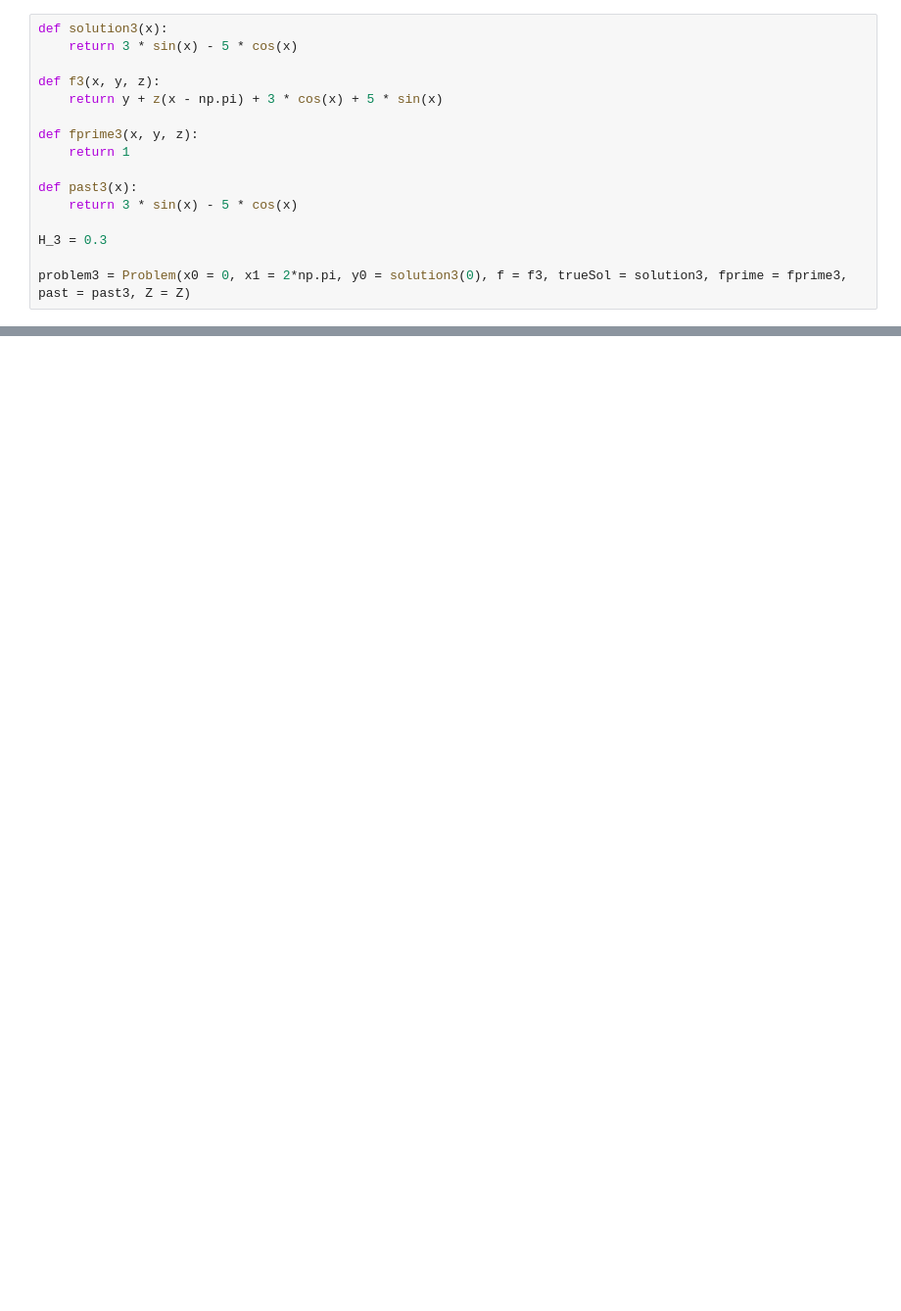
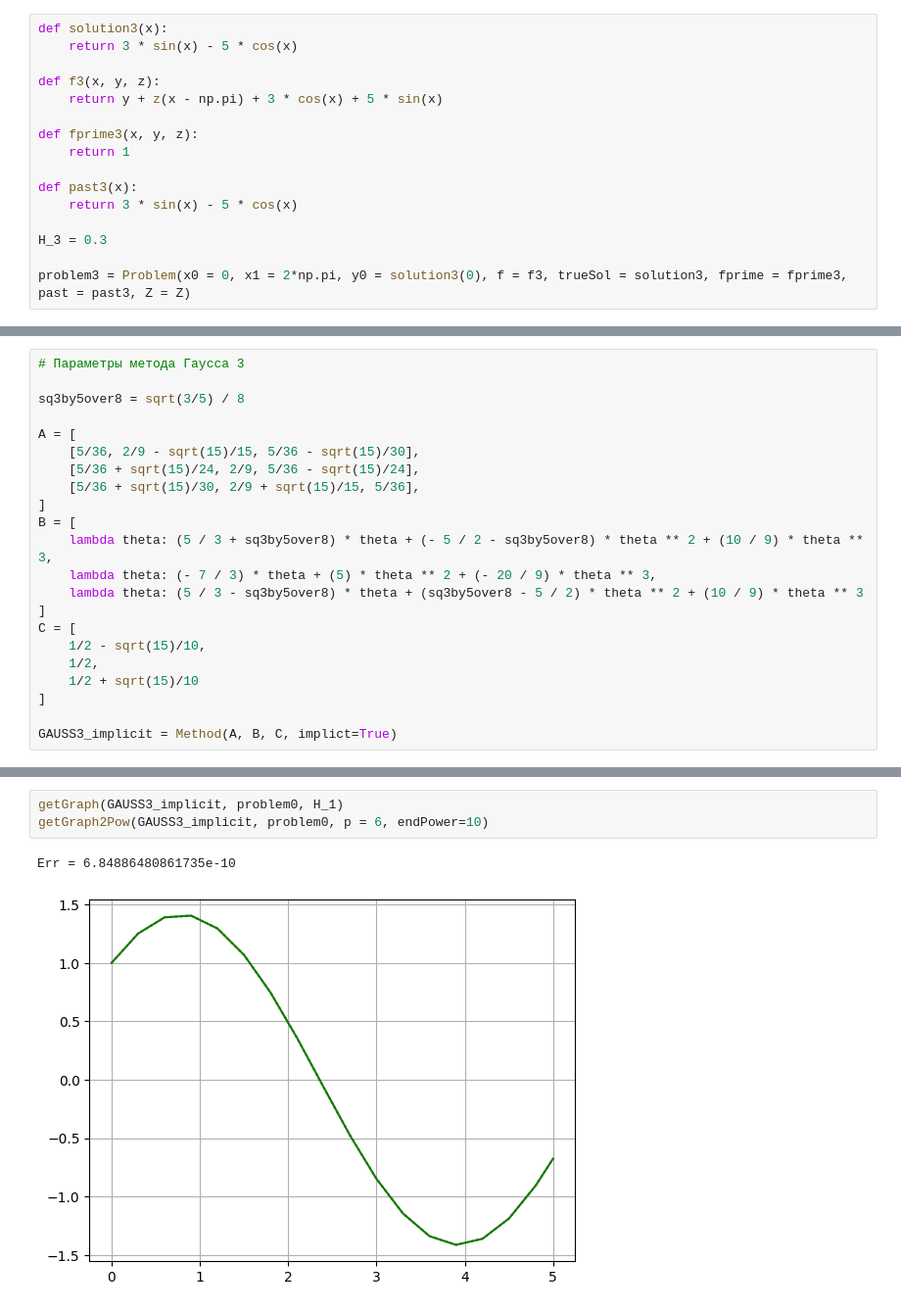
Before and after one commit to LilTenImat/colloss, a Jupyter notebook: colloss2.ipynb, the cells around one changed output, grey strips where cells are left out. Shown at 98% size. Cells and saved outputs as stored; diff of their text form; blank space fills up the shorter version.

```diff
--- a/colloss2.ipynb
+++ b/colloss2.ipynb
@@ -301,0 +323,22 @@ Err = 10.355974920051775
+# %%
+# Параметры метода Гаусса 3
+
+sq3by5over8 = sqrt(3/5) / 8
+
+A = [
+    [5/36, 2/9 - sqrt(15)/15, 5/36 - sqrt(15)/30],
+    [5/36 + sqrt(15)/24, 2/9, 5/36 - sqrt(15)/24],
+    [5/36 + sqrt(15)/30, 2/9 + sqrt(15)/15, 5/36],
+]
+B = [
+    lambda theta: (5 / 3 + sq3by5over8) * theta + (- 5 / 2 - sq3by5over8) * theta ** 2 + (10 / 9) * theta ** 3,
+    lambda theta: (- 7 / 3) * theta + (5) * theta ** 2 + (- 20 / 9) * theta ** 3,
+    lambda theta: (5 / 3 - sq3by5over8) * theta + (sq3by5over8 - 5 / 2) * theta ** 2 + (10 / 9) * theta ** 3
+]
+C = [
+    1/2 - sqrt(15)/10,
+    1/2,
+    1/2 + sqrt(15)/10
+]
+
+GAUSS3_implicit = Method(A, B, C, implict=True)
@@ -301,0 +351,6 @@ Err = 10.355974920051775
+# %%
+getGraph(GAUSS3_implicit, problem0, H_1)
+getGraph2Pow(GAUSS3_implicit, problem0, p = 6, endPower=10)
+# %% [output]
+Err = 6.84886480861735e-10
+[figure, added]
```
Also changed, not shown: parts of 11 cells of this notebook.
